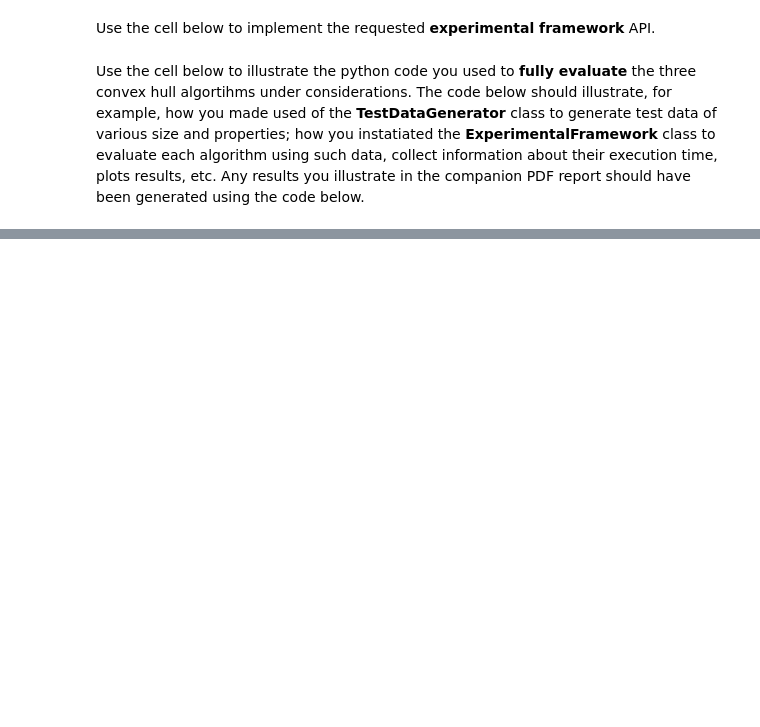
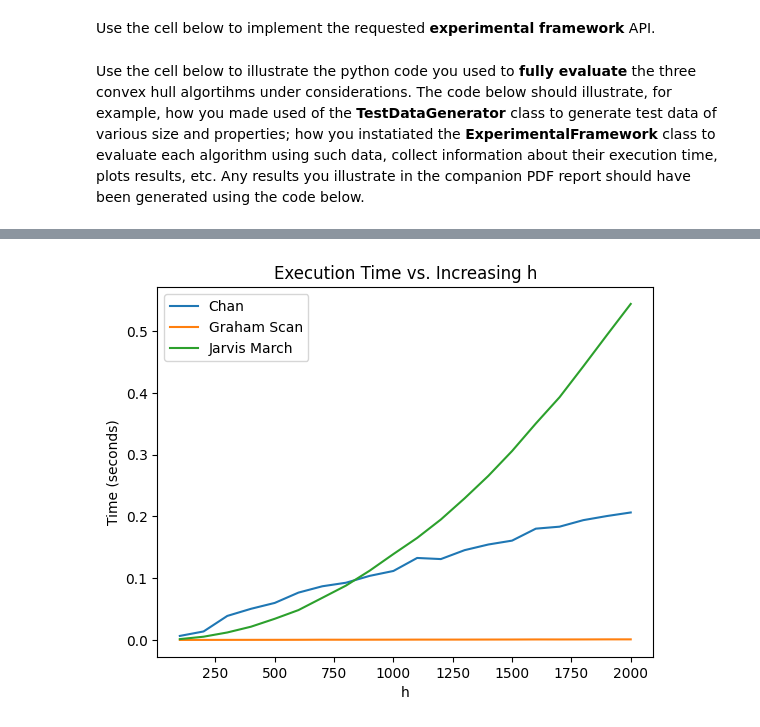
Before and after one commit to AidCheng/Gesture-Recognition, a Jupyter notebook: grp-XXX-0005code.ipynb, the cells around one changed output, grey strips where cells are left out. Drawn from its saved outputs; the diff is of its cells as text; code cells hidden in the pictures; blank space fills up the shorter version.

Commit message:
framework v2: decent

```diff
--- a/grp-XXX-0005code.ipynb
+++ b/grp-XXX-0005code.ipynb
@@ -545,0 +522,35 @@ plt.show()
+# %%
+# ADD YOUR TEST CODE HERE
+
+framework = ExperimentalFramework([jarvismarch, graham_scan, chan], 2000, 2000, 100)
+
+results = framework.run()
+
+#
+# %%
+
+
+h_values = sorted(set(h for algorithm in results for (var, h) in results[algorithm] if var == 'h'))
+
+# Extract the values for each algorithm
+chan_values = [results['chan'][('h', h)] for h in h_values]
+graham_scan_values = [results['graham_scan'][('h', h)] for h in h_values]
+jarvismarch_values = [results['jarvismarch'][('h', h)] for h in h_values]
+
+# Plot the values
+plt.plot(h_values, chan_values, label='Chan')
+plt.plot(h_values, graham_scan_values, label='Graham Scan')
+plt.plot(h_values, jarvismarch_values, label='Jarvis March')
+
+# Set plot title and labels
+plt.title('Execution Time vs. Increasing h')
+plt.xlabel('h')
+plt.ylabel('Time (seconds)')
+
+# Add legend
+plt.legend()
+
+# Show the plot
+plt.show()
+# %% [output]
+[figure, added]
```
Also changed, not shown: parts of 4 cells of this notebook.
